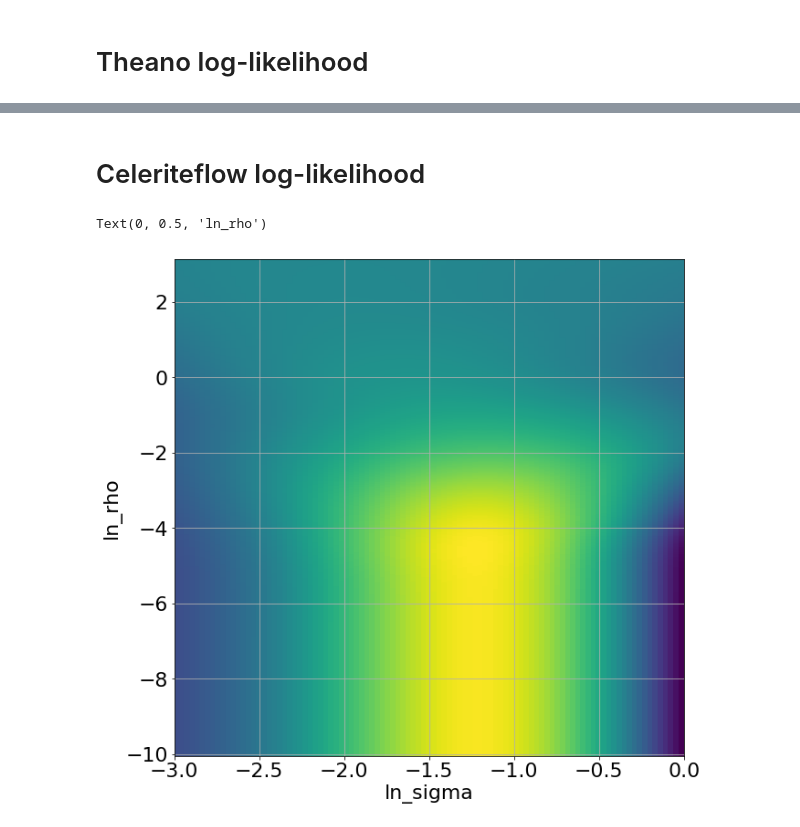
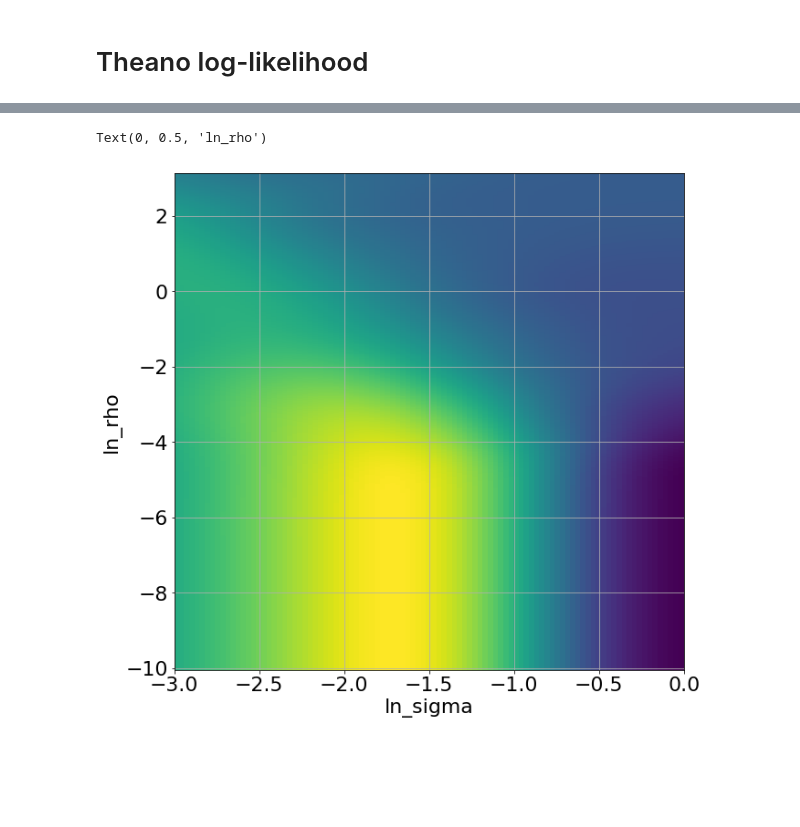
Before and after one commit to fbartolic/caustic, a Jupyter notebook: src/notebooks/Matern32_likelihood_plot.ipynb, the cells around one changed output, grey strips where cells are left out. Saved outputs shown, nothing was run; the diff lists cells and outputs as text; code cells hidden in the pictures; blank space fills up the shorter version.

```diff
--- a/src/notebooks/Matern32_likelihood_plot.ipynb
+++ b/src/notebooks/Matern32_likelihood_plot.ipynb
@@ -38,7 +38,7 @@ events = [] # event names
 lightcurves = [] # data for each event
 
 i = 0
-n_events = 1
+n_events = 5
 data_path = '/home/star/fb90/data/OGLE_ews/2017'
 for entry in sorted(os.listdir(data_path)):
     if (i < n_events):
@@ -58,8 +62,8 @@ Loaded events: ['blg-0001']
 limits = [1700, 1900, 1900, 1700, 2500, 2100, 2600]
 
 # Pre process the data
-t, F, sigF = process_data(lightcurves[0][:, 0], lightcurves[0][:, 1],
-    lightcurves[0][:, 2], standardize=True)
+t, F, sigF = process_data(lightcurves[2][:, 0], lightcurves[2][:, 1],
+    lightcurves[2][:, 2], standardize=True)
 
 t = t[:limits[0]]
 F = F[:limits[0]]
@@ -126,10 +130,12 @@ f = theano.function(inputs=[sigma, rho], outputs=loglike_theano, on_unused_input
 g = theano.function(inputs=[sigma, rho], outputs=theano.grad(loglike_theano, [sigma, rho]), on_unused_input="ignore")
 # %%
 likelihood_values_theano = np.zeros((n_rho, n_sigma))
+gradient_values_theano = np.zeros((n_rho, n_sigma))
 
 for i in range(n_rho):
     for j in range(n_sigma):
         likelihood_values_theano[i, j] = f(np.exp(ln_sigma_grid[i,j]), np.exp(ln_rho_grid[i,j]))
+        gradient_values_theano[i, j] = g(np.exp(ln_sigma_grid[i,j]), np.exp(ln_rho_grid[i,j]))[0]
 # %%
 fig, ax = plt.subplots(figsize=(10,10))
 
@@ -146,2 +151,0 @@ Text(0, 0.5, 'ln_rho')
-# %% [markdown]
-# Celeriteflow log-likelihood
@@ -178,13 +152,13 @@ for i in range(n_rho):
 # %%
 fig, ax = plt.subplots(figsize=(10,10))
 
-colormap = ax.pcolormesh(ln_sigma_grid, ln_rho_grid, likelihood_values_tf)
+colormap = ax.pcolormesh(ln_sigma_grid, ln_rho_grid, gradient_values_theano)
 
 ax.grid()
 ax.set_xlabel('ln_sigma')
 ax.set_ylabel('ln_rho')
 
 # fig.colorbar(colormap, cax=cbar, label='log likelihood')
 # %% [output]
 Text(0, 0.5, 'ln_rho')
-[figure, old version]
+[figure, new version]
```
Also changed, not shown: parts of 7 cells of this notebook, 2 other files.
